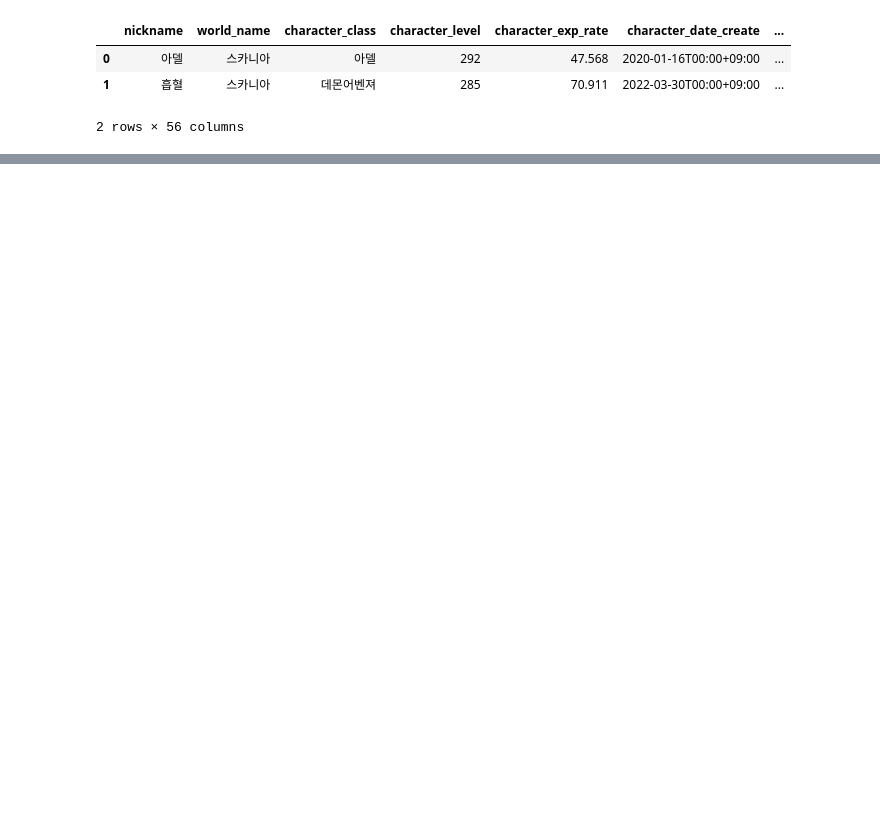
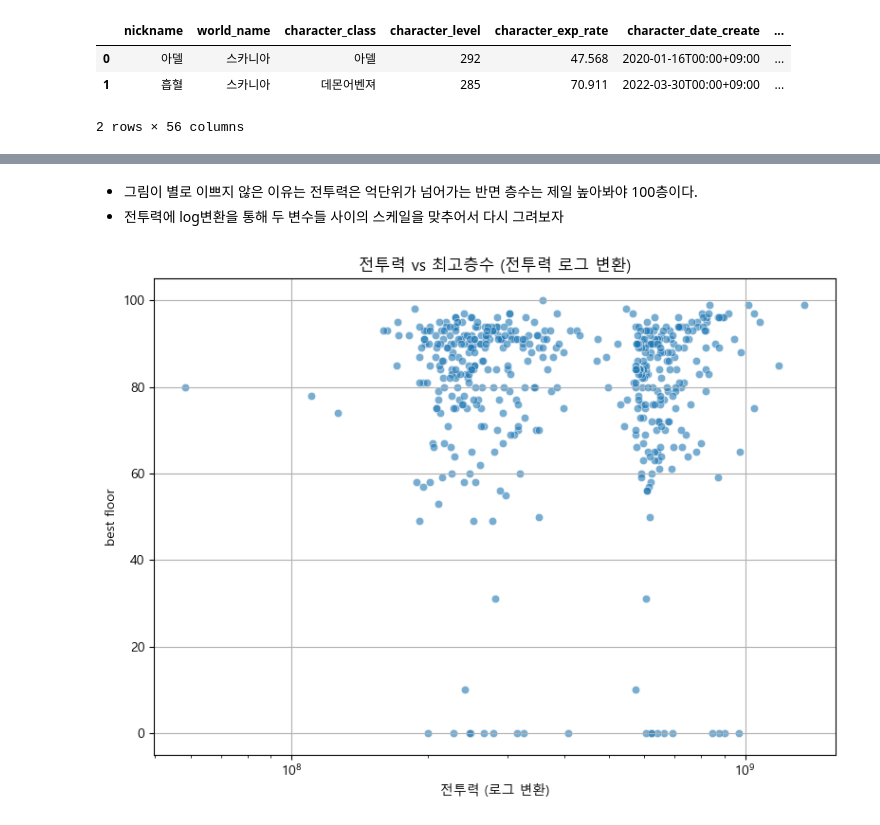
Before and after one commit to pjjongho/NEXON_API, a Jupyter notebook: Maple/dojang_analysis/analysis.ipynb, the cells around one changed output, grey strips where cells are left out. Cells and saved outputs as stored; diff of their text form; code cells hidden in the pictures; blank space fills up the shorter version.

```diff
--- a/Maple/dojang_analysis/analysis.ipynb
+++ b/Maple/dojang_analysis/analysis.ipynb
@@ -476,0 +93,15 @@ df.to_csv('./data/data_final.csv',index=False)
+# %% [markdown]
+- 그림이 별로 이쁘지 않은 이유는 전투력은 억단위가 넘어가는 반면 층수는 제일 높아봐야 100층이다.
+- 전투력에 log변환을 통해 두 변수들 사이의 스케일을 맞추어서 다시 그려보자
+# %%
+plt.figure(figsize=(8,6))
+sns.scatterplot(data=df, x='전투력', y='dojang_best_floor', alpha=0.6)
+plt.xscale('log') # 전투력에 log 변환
+plt.title('전투력 vs 최고층수 (전투력 로그 변환)')
+plt.xlabel('전투력 (로그 변환)')
+plt.ylabel('best floor')
+plt.grid(True)
+plt.tight_layout()
+plt.show()
+# %% [output]
+[figure, added]
```
Also changed, not shown: parts of 70 cells of this notebook, 1 other file.
